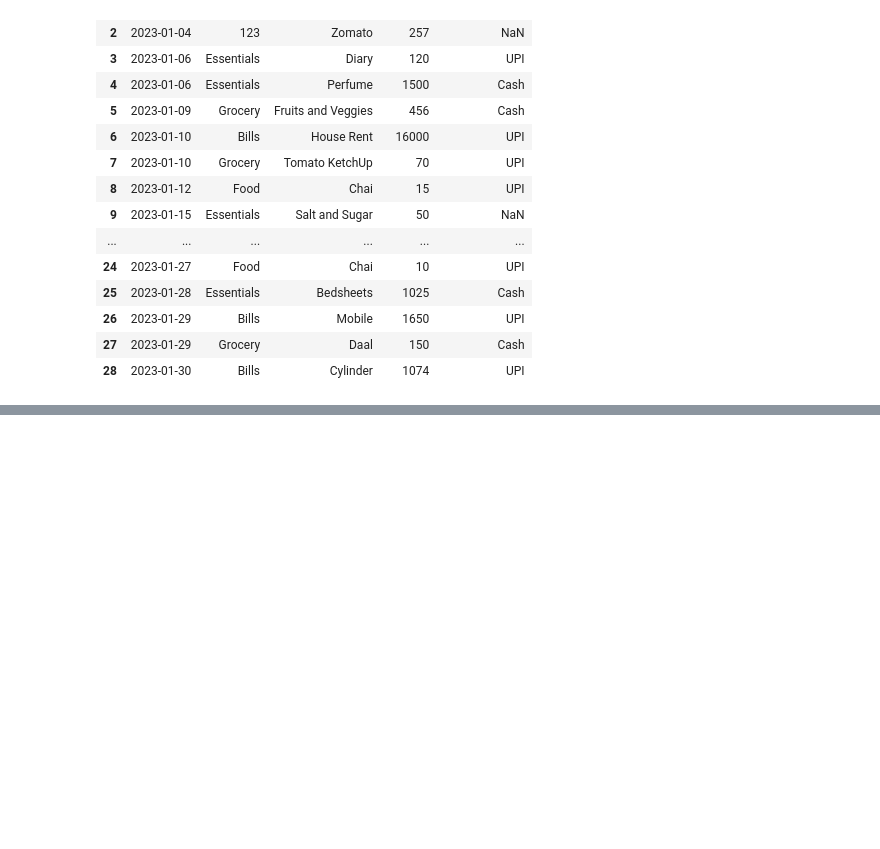
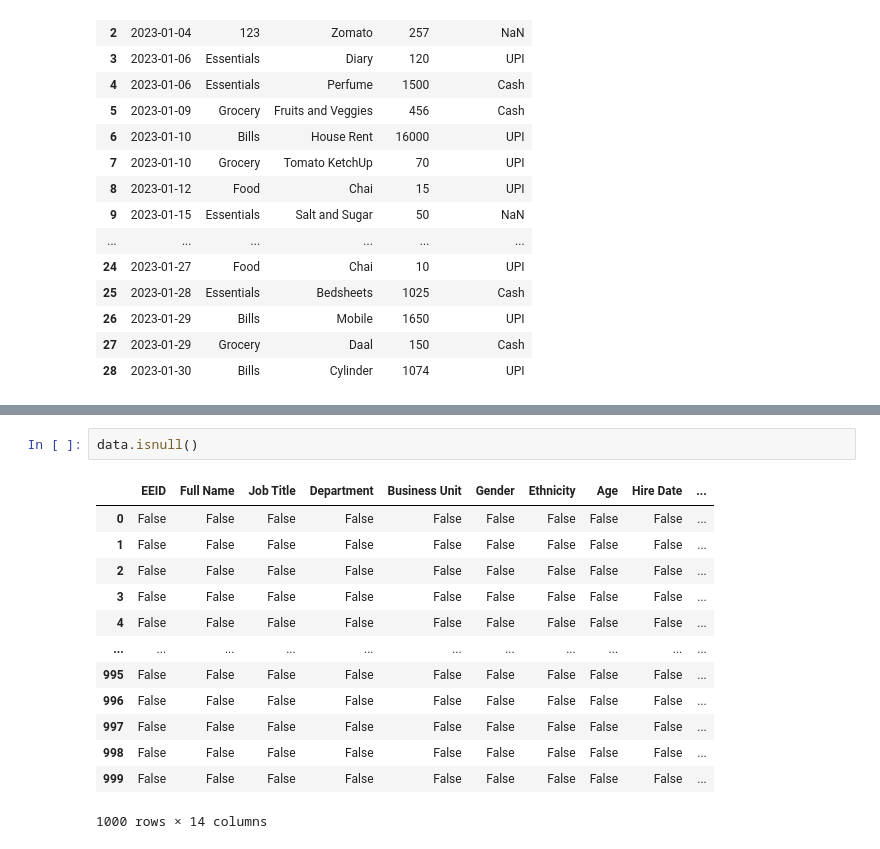
Before and after one commit to azaz9026/Pandas, a Jupyter notebook: python_pasdas.ipynb, the cells around one changed output, grey strips where cells are left out. Cells and saved outputs as stored; diff of their text form; blank space fills up the shorter version.

```diff
--- a/python_pasdas.ipynb
+++ b/python_pasdas.ipynb
@@ -89,0 +168,16 @@ data
+# %%
+data.isnull()
+# %% [output]
+|  | EEID | Full Name | Job Title | Department | Business Unit | Gender | Ethnicity | Age | Hire Date | ... |
+| 0 | False | False | False | False | False | False | False | False | False | ... |
+| 1 | False | False | False | False | False | False | False | False | False | ... |
+| 2 | False | False | False | False | False | False | False | False | False | ... |
+| 3 | False | False | False | False | False | False | False | False | False | ... |
+| 4 | False | False | False | False | False | False | False | False | False | ... |
+| ... | ... | ... | ... | ... | ... | ... | ... | ... | ... | ... |
+| 995 | False | False | False | False | False | False | False | False | False | ... |
+| 996 | False | False | False | False | False | False | False | False | False | ... |
+| 997 | False | False | False | False | False | False | False | False | False | ... |
+| 998 | False | False | False | False | False | False | False | False | False | ... |
+| 999 | False | False | False | False | False | False | False | False | False | ... |
+1000 rows × 14 columns
```
Also changed, not shown: parts of 6 cells of this notebook, 2 other files.
